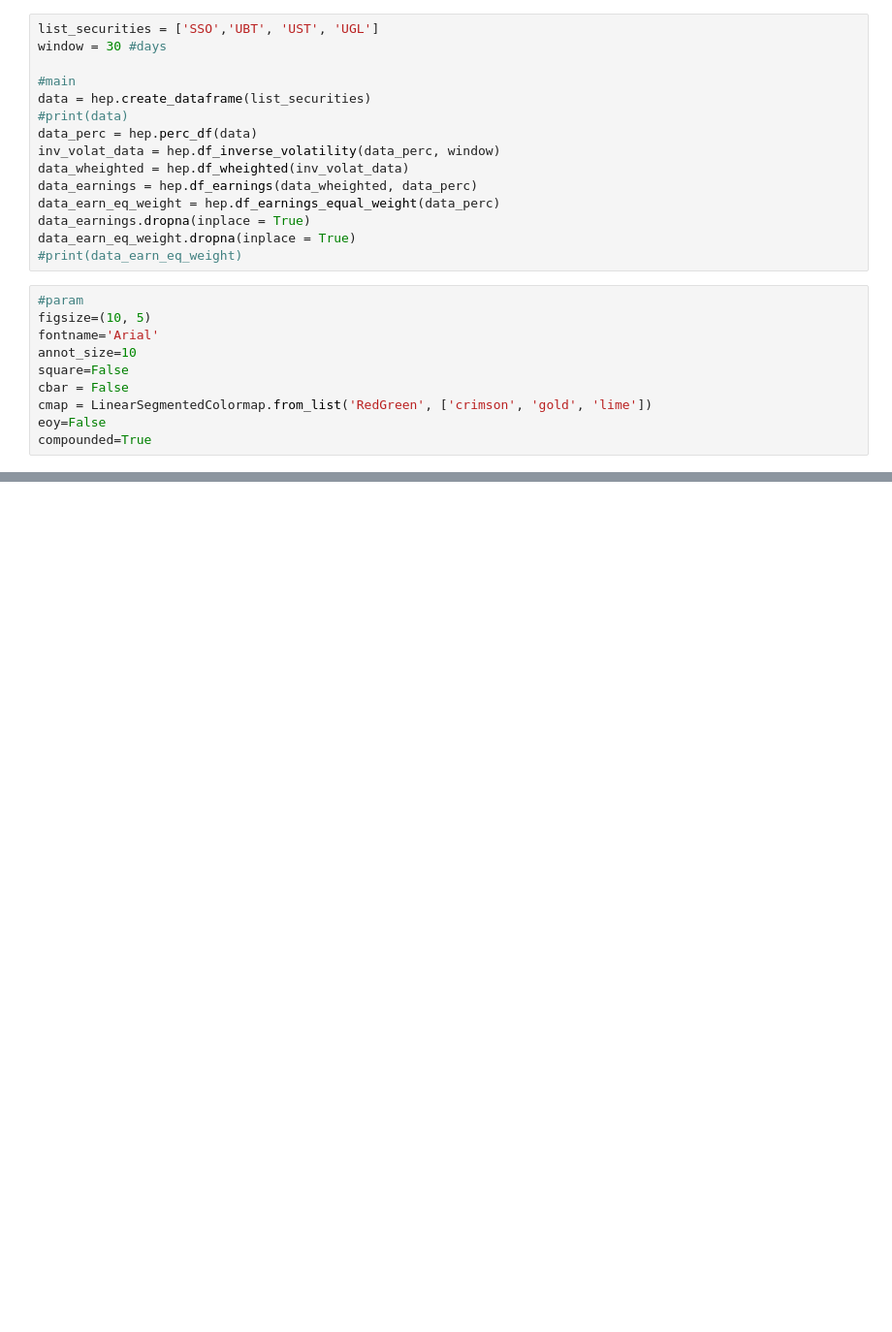
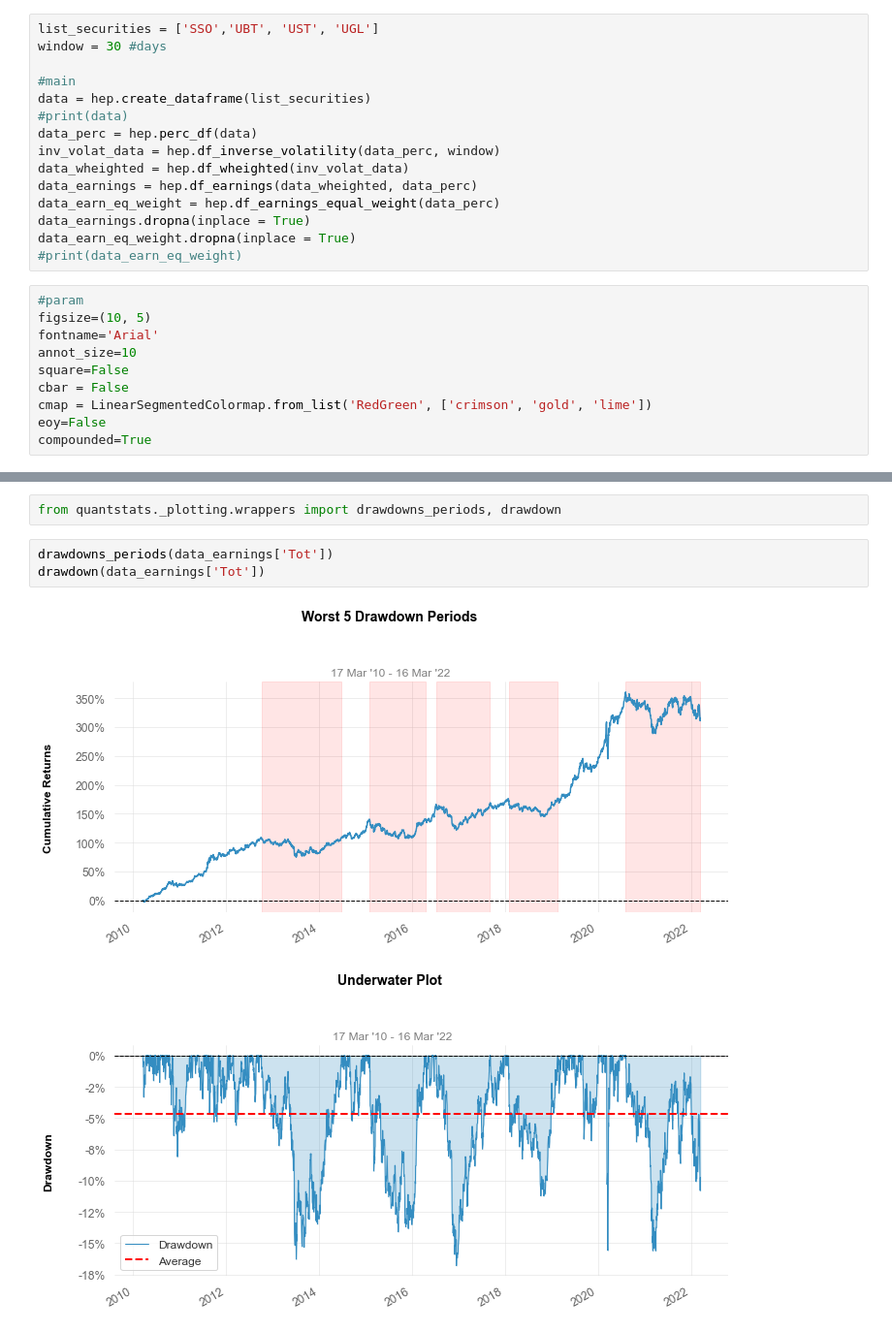
Before and after one commit to zazzooo/AW, a Jupyter notebook: report.ipynb, the cells around one changed output, grey strips where cells are left out. Shown at 97% size. Drawn from its saved outputs; the diff is of its cells as text; blank space fills up the shorter version.

```diff
--- a/report.ipynb
+++ b/report.ipynb
@@ -103,0 +121,8 @@ Text(0, 0.5, 'Frequency')
+# %%
+from quantstats._plotting.wrappers import drawdowns_periods, drawdown
+# %%
+drawdowns_periods(data_earnings['Tot'])
+drawdown(data_earnings['Tot'])
+# %% [output]
+[figure, added]
+[figure, added]
```
Also changed, not shown: parts of 6 cells of this notebook, 3 other files.
